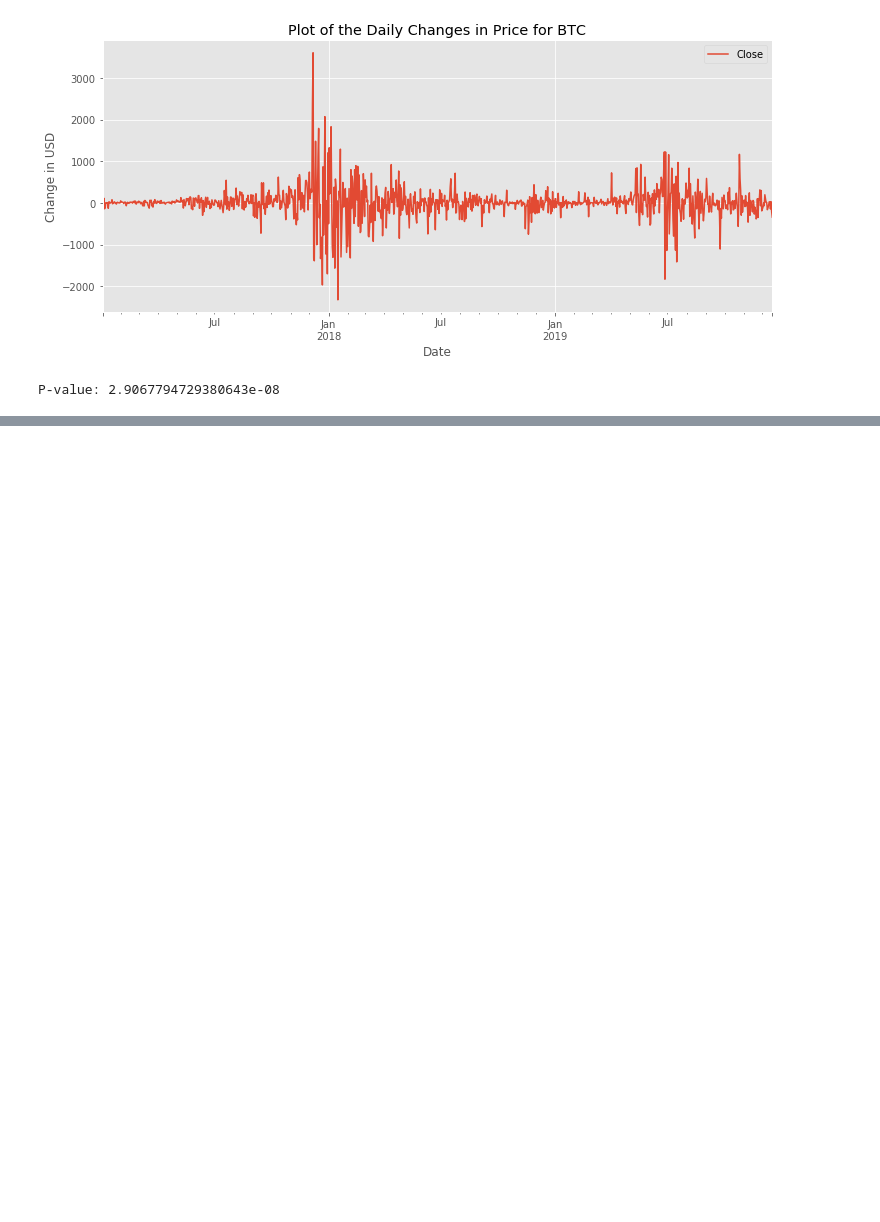
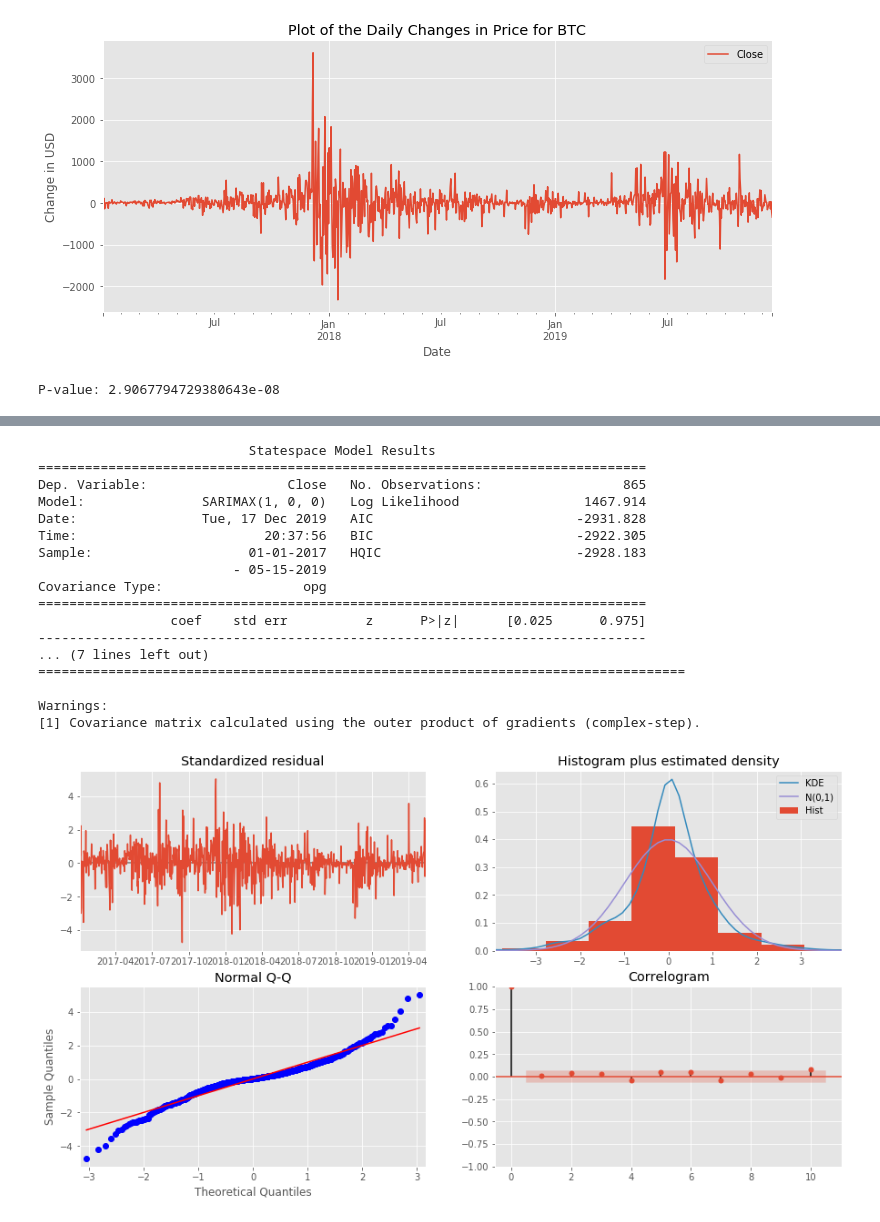
Before and after one commit to varnittewari/Modeling-Time-Series, a Jupyter notebook: Modelling.ipynb, the cells around one changed output, grey strips where cells are left out. Cells and saved outputs as stored; diff of their text form; code cells hidden in the pictures; blank space fills up the shorter version.

```diff
--- a/Modelling.ipynb
+++ b/Modelling.ipynb
@@ -86,0 +182,38 @@ P-value: 2.9067794729380643e-08
+# %%
+# Splitting 80/20
+index = round(len(bc)*.80)
+
+train = bc_log.iloc[:index]
+test = bc_log.iloc[index:]
+# %%
+# Fitting the model to the training set
+model = SARIMAX(train,
+                order=(1, 0, 0),
+                seasonal_order=(0,0,0,0),
+                freq='D',
+                enforce_stationarity=False,
+                enforce_invertibility=False)
+output = model.fit()
+# %%
+print(output.summary())
+output.plot_diagnostics(figsize=(15,8))
+plt.show()
+# %% [output]
+                           Statespace Model Results
+==============================================================================
+Dep. Variable:                  Close   No. Observations:                  865
+Model:               SARIMAX(1, 0, 0)   Log Likelihood                1467.914
+Date:                Tue, 17 Dec 2019   AIC                          -2931.828
+Time:                        20:37:56   BIC                          -2922.305
+Sample:                    01-01-2017   HQIC                         -2928.183
+                         - 05-15-2019
+Covariance Type:                  opg
+==============================================================================
+                 coef    std err          z      P>|z|      [0.025      0.975]
+------------------------------------------------------------------------------
+... (7 lines left out)
+===================================================================================
+
+Warnings:
+[1] Covariance matrix calculated using the outer product of gradients (complex-step).
+[figure, added]
```
Also changed, not shown: parts of 10 cells of this notebook, 2 other files.
